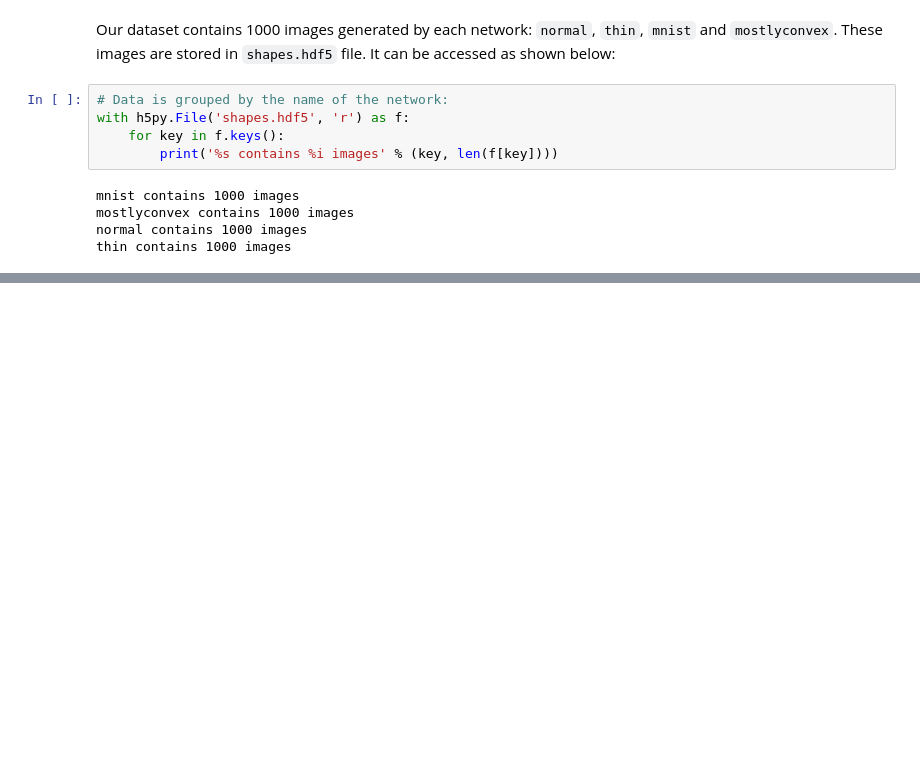
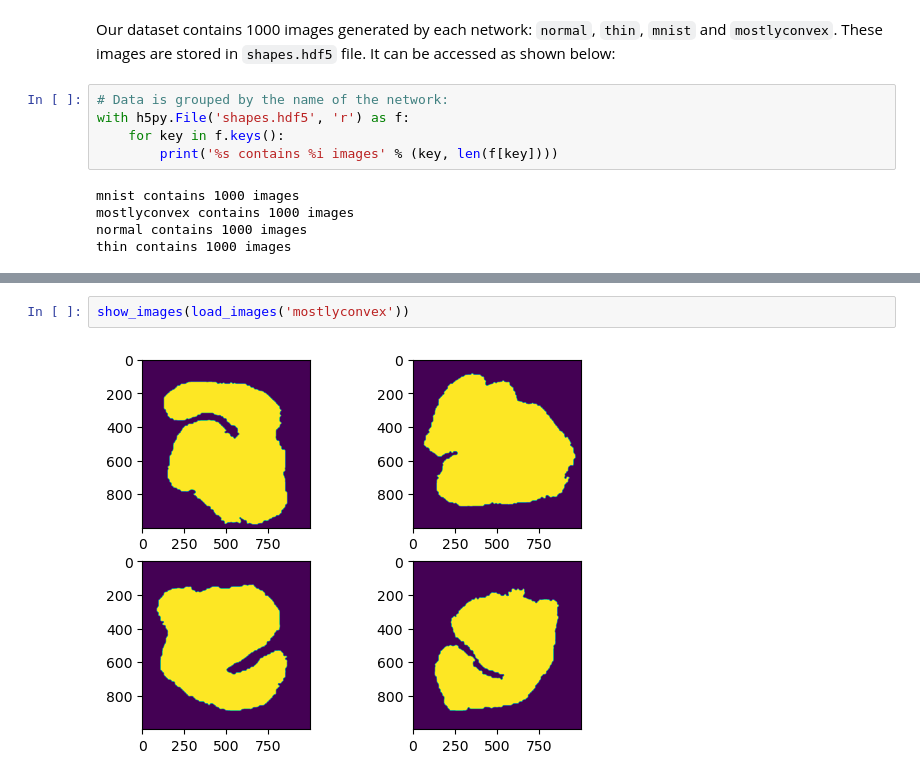
Before and after one commit to fatimp/shapes-dataset, a Jupyter notebook: example.ipynb, the cells around one changed output, grey strips where cells are left out. Saved outputs shown, nothing was run; the diff lists cells and outputs as text; blank space fills up the shorter version.

```diff
--- a/example.ipynb
+++ b/example.ipynb
@@ -36,0 +44,4 @@ ax.imshow(mc)
+# %%
+show_images(load_images('mostlyconvex'))
+# %% [output]
+[figure, added]
```
Also changed, not shown: parts of 6 cells of this notebook.
